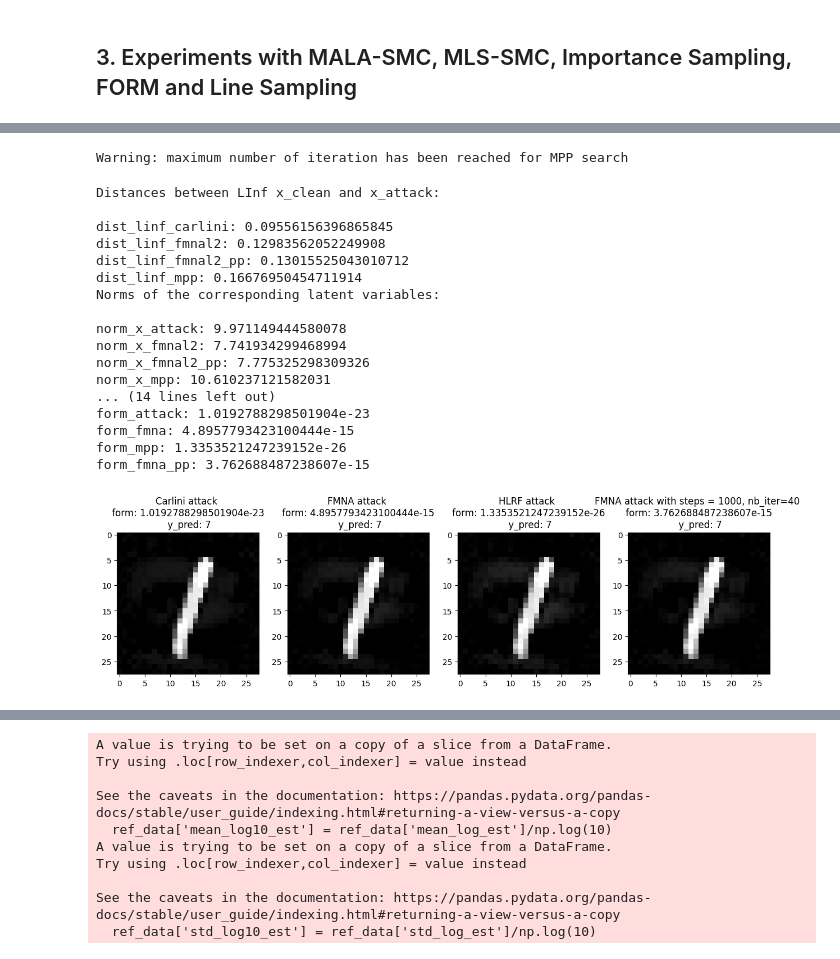
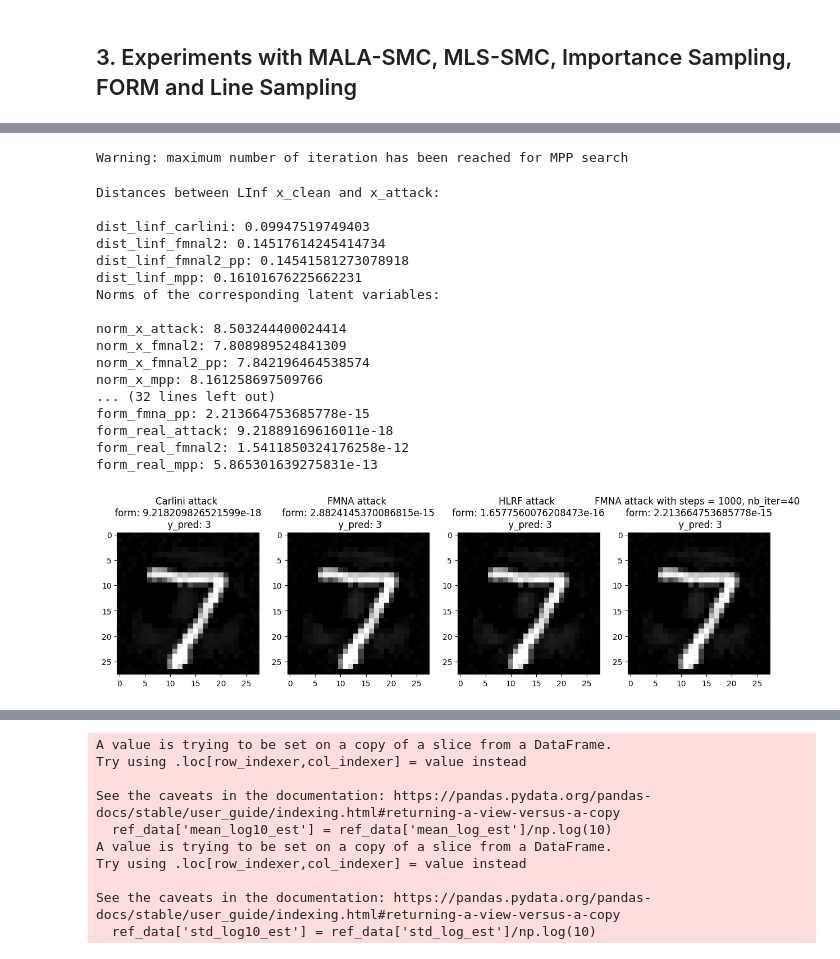
Before and after one commit to karimtito/stat_reliability_measure, a Jupyter notebook: notebooks/test_run_exp_mnist_hessian.ipynb, the cells around one changed output, grey strips where cells are left out. Cells and saved outputs as stored; diff of their text form; code cells hidden in the pictures.

```diff
--- a/notebooks/test_run_exp_mnist_hessian.ipynb
+++ b/notebooks/test_run_exp_mnist_hessian.ipynb
@@ -92,7 +98,7 @@ T_ref = 20
 ess_ref = 0.8
 alpha_ref = 0.2
 n_rep_ref = 400
-input_index=5
+input_index=0
 agg_res_df = pd.read_csv('../logs/exp_model_mnist/aggr_res.csv')
 exp_config = ExpModelConfig(model=model,dataset_name='mnist',device=device,input_start=input_index,epsilon_range=[0.18])
 exp_config.update()
@@ -254,8 +249,26 @@ u_fmnal2_pp = exp_config.normal_cdf_layer(x_fmnal2_pp)
 y_fmna_pp = torch.argmax(exp_config.model(u_fmnal2_pp)).item()
 dist_linf_fmnal2_pp = (u_fmnal2_pp-exp_config.x_clean).abs().max()
 
+x_real_attack = mpp_utils.binary_search_to_zero(G=exp_config.G_alt,x=x_attack,eps =1e-5)[0]*x_attack
+dist_real_attack = torch.norm(x_real_attack).item()
+form_real_attack = stats.norm.cdf(-dist_real_attack)
+
+x_real_mpp = mpp_utils.binary_search_to_zero(G=exp_config.G_alt,x=x_mpp,eps=1e-5)[0]*x_mpp
+dist_real_mpp = torch.norm(x_real_mpp).item()
+form_real_mpp = stats.norm.cdf(-dist_real_mpp)
+
+x_real_fmnal2 = mpp_utils.binary_search_to_zero(G=exp_config.G_alt,x=x_fmnal2,eps=1e-5)[0]*x_fmnal2
+dist_real_fmnal2 = torch.norm(x_real_fmnal2).item()
+form_real_fmnal2 = stats.norm.cdf(-dist_real_fmnal2)
 
 
+grad_x_attack = exp_config.gradG_alt(x_attack)[0]
+grad_x_mpp = exp_config.gradG_alt(x_mpp)[0]
+grad_x_fmnal2 = exp_config.gradG_alt(x_fmnal2)[0]
+
+grad_x_real_attack = exp_config.gradG_alt(x_real_attack)[0]
+grad_x_real_mpp = exp_config.gradG_alt(x_real_mpp)[0]
+grad_x_real_fmnal2 = exp_config.gradG_alt(x_real_fmnal2)[0]
 
 
 #print the different attacks distances
@@ -273,6 +286,11 @@ print(f"norm_x_fmnal2: {torch.norm(x_fmnal2).item()}")
 print(f"norm_x_fmnal2_pp: {torch.norm(x_fmnal2_pp).item()}")
 print(f"norm_x_mpp: {torch.norm(x_mpp).item()}")
 
+print(f"norm real attack: {torch.norm(x_real_attack).item()}")
+print(f"norm real fmnal2: {torch.norm(x_real_fmnal2).item()}")
+
+print(f"norm real mpp: {torch.norm(x_real_mpp).item()}")
+
 
 
 
@@ -282,9 +300,19 @@ print(f"G_x_attack: {exp_config.G_alt(x_attack).item()}")
 print(f"G_x_fmnal2: {exp_config.G_alt(x_fmnal2).item()}")
 print(f"G_x_fmnal2_pp: {exp_config.G_alt(x_fmnal2_pp).item()}")
 print(f"G_x_mpp: {exp_config.G_alt(x_mpp).item()}")
+print(f"G_x_real_attack: {exp_config.G_alt(x_real_attack).item()}")
+print(f"G_x_real_fmnal2: {exp_config.G_alt(x_real_fmnal2).item()}")
+print(f"G_x_real_mpp: {exp_config.G_alt(x_real_mpp).item()}")
 
-
-
+#print the cosine similarity of the different attacks and gradients
+print(f"Cosine similarity of the different attacks and gradients: \n")
+print(f"cosine_sim_attack: {torch.cosine_similarity(grad_x_attack,x_attack).item()}")
+print(f"cosine_sim_fmnal2: {torch.cosine_similarity(grad_x_fmnal2,x_fmnal2).item()}")
+print(f"cosine_sim_fmnal2_pp: {torch.cosine_similarity(grad_x_fmnal2,x_fmnal2_pp).item()}")
+print(f"cosine_sim_mpp: {torch.cosine_similarity(grad_x_mpp,x_mpp).item()}")
+print(f"cosine_sim_real_attack: {torch.cosine_similarity(grad_x_real_attack,x_real_attack).item()}")
+print(f"cosine_sim_real_fmnal2: {torch.cosine_similarity(grad_x_real_fmnal2,x_real_fmnal2).item()}")
+print(f"cosine_sim_real_mpp: {torch.cosine_similarity(grad_x_real_mpp,x_real_mpp).item()}")
 #print the time of the different attacks
 print(f"Time of the different attacks: \n")
 print(f"time_carlini: {time_carlini}")
@@ -298,47 +326,50 @@ print(f"form_attack: {form_attack}")
 print(f"form_fmna: {form_fmna}")
 print(f"form_mpp: {form_mpp}")
 print(f"form_fmna_pp: {form_fmna_pp}")
+print(f"form_real_attack: {form_real_attack}")
+print(f"form_real_fmnal2: {form_real_fmnal2}")
+print(f"form_real_mpp: {form_real_mpp}")
 
 #plot the different attacks
 plt.figure(figsize=(15,20))
 plt.subplot(1,4,1)
 plt.imshow(u_carlini[0].detach().cpu().numpy().transpose((1,2,0)),cmap='gray')
 plt.title(f"Carlini attack \n form: {form_attack} \n y_pred: {y_pred_attack}")
 plt.subplot(1,4,2)
 
 plt.imshow(u_fmnal2[0].detach().cpu().numpy().transpose((1,2,0)),cmap='gray')
 plt.title(f"FMNA attack \n form: {form_fmna} \n y_pred: {y_fmna}")
 
 
 plt.subplot(1,4,3)
 plt.imshow(u_mpp[0].detach().cpu().numpy().transpose((1,2,0)),cmap='gray')
 plt.title(f"HLRF attack \n form: {form_mpp} \n y_pred: {y_mpp}")
 
 
 plt.subplot(1,4,4)
 plt.imshow(u_fmnal2_pp[0].detach().cpu().numpy().transpose((1,2,0)),cmap='gray')
 plt.title(f"FMNA attack with steps = {steps_pp}, nb_iter={nb_iter_pp} \n form: {form_fmna_pp} \n y_pred: {y_fmna_pp}")
 plt.show()
 # %% [output]
 Warning: maximum number of iteration has been reached for MPP search
 Distances between LInf x_clean and x_attack:
 
-dist_linf_carlini: 0.09556156396865845
-dist_linf_fmnal2: 0.12983562052249908
-dist_linf_fmnal2_pp: 0.13015525043010712
-dist_linf_mpp: 0.16676950454711914
+dist_linf_carlini: 0.09947519749403
+dist_linf_fmnal2: 0.14517614245414734
+dist_linf_fmnal2_pp: 0.14541581273078918
+dist_linf_mpp: 0.16101676225662231
 Norms of the corresponding latent variables:
 
-norm_x_attack: 9.971149444580078
-norm_x_fmnal2: 7.741934299468994
-norm_x_fmnal2_pp: 7.775325298309326
-norm_x_mpp: 10.610237121582031
-... (14 lines left out)
-form_attack: 1.0192788298501904e-23
-form_fmna: 4.8957793423100444e-15
-form_mpp: 1.3353521247239152e-26
-form_fmna_pp: 3.762688487238607e-15
+norm_x_attack: 8.503244400024414
+norm_x_fmnal2: 7.808989524841309
+norm_x_fmnal2_pp: 7.842196464538574
+norm_x_mpp: 8.161258697509766
+... (32 lines left out)
+form_fmna_pp: 2.213664753685778e-15
+form_real_attack: 9.21889169616011e-18
+form_real_fmnal2: 1.5411850324176258e-12
+form_real_mpp: 5.865301639275831e-13
-[figure, old version]
+[figure, new version]
 # %%
 for u,attack_name in zip([x_attack,x_mpp,x_fmnal2],['Carlini','HLRF','FMNA']):
     print(f"FORM/SORM comparison for {attack_name} attack")
```
Also changed, not shown: parts of 25 cells of this notebook, 2 other files.
